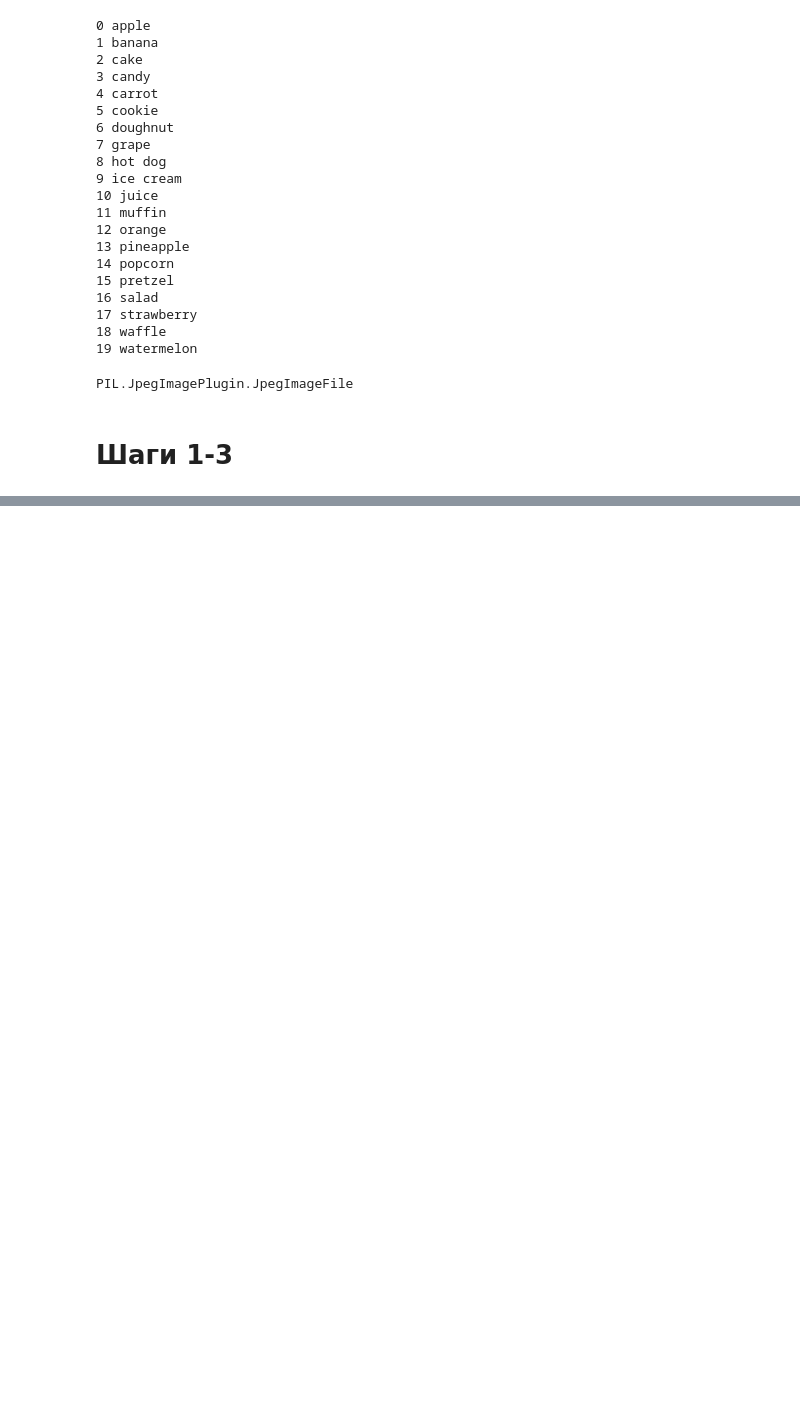
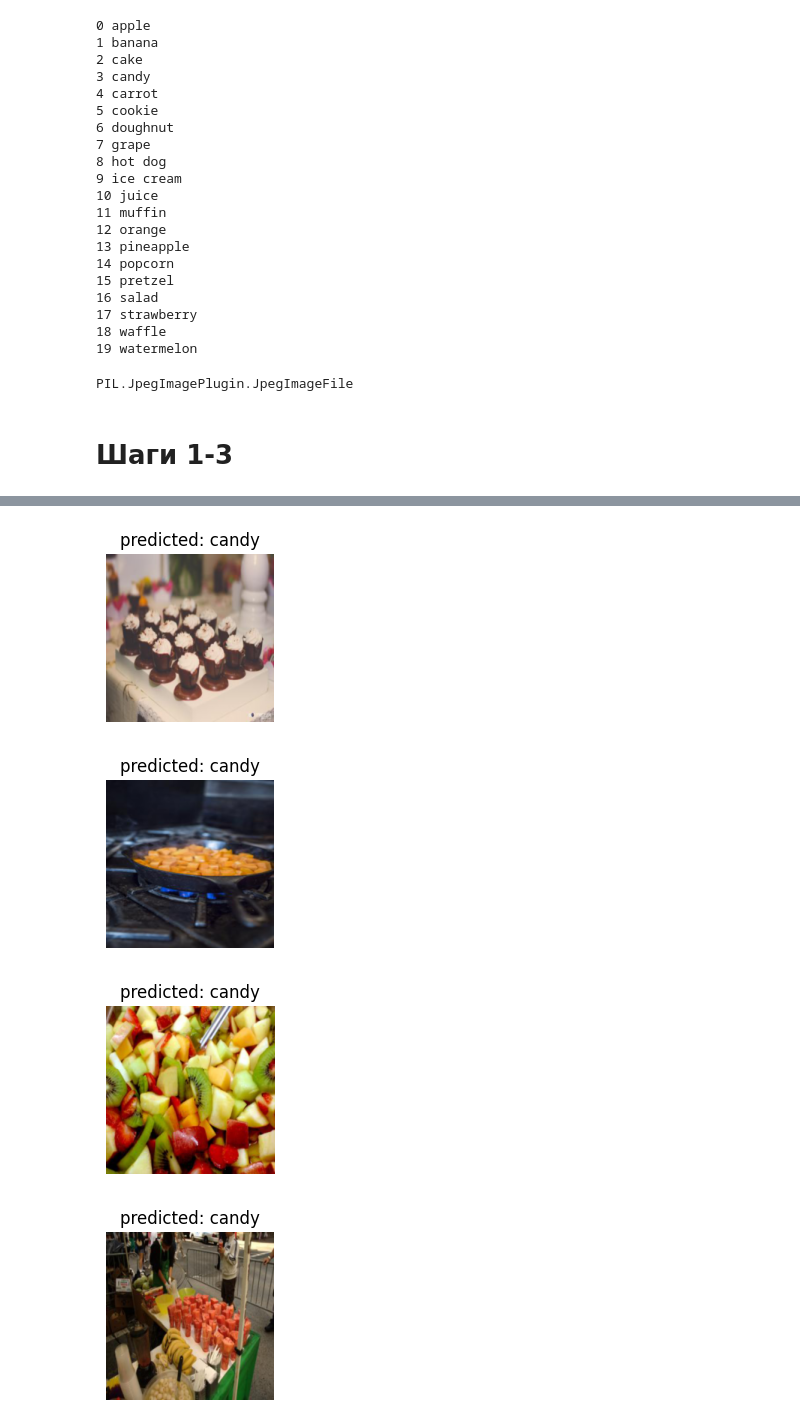
Before and after one commit to AlexSmirno/MachineLearning, a Jupyter notebook: lab_4.ipynb, the cells around one changed output, grey strips where cells are left out. Cells and saved outputs as stored; diff of their text form; code cells hidden in the pictures; blank space fills up the shorter version.

```diff
--- a/lab_4.ipynb
+++ b/lab_4.ipynb
@@ -119,8 +119,8 @@ class ImageDataset(torch.utils.data.Dataset):
 train_dataset = ImageDataset(dataset["train"])
 test_dataset = ImageDataset(dataset["test"])
 
-train_dataloader = DataLoader(train_dataset, batch_size=8, shuffle=True)
-test_dataloader = DataLoader(test_dataset, batch_size=8, shuffle=False)
+train_dataloader = DataLoader(train_dataset, batch_size=32, shuffle=True)
+test_dataloader = DataLoader(test_dataset, batch_size=32, shuffle=True)
 
 class_names = dataset["test"].features["label"].names
 dataset_sizes = {
@@ -129,4 +129,4 @@ dataset_sizes = {
 }
 
 device = torch.device("cuda:0" if torch.cuda.is_available() else "cpu")
-device = torch.device("mps" if torch.backends.mps.is_available() else "cpu")
+#device = torch.device("mps" if torch.backends.mps.is_available() else "cpu")
@@ -280,0 +217,35 @@ KeyboardInterrupt:
+# %%
+model = nn.Sequential(
+    nn.Conv2d(3, 16, 5),
+    nn.ELU(),
+    nn.Conv2d(16, 32, 5),
+    nn.ELU(),
+    nn.Conv2d(32, 64, 3, 3, 2),
+
+    nn.Conv2d(64, 128, 5),
+    nn.ELU(),
+    nn.Conv2d(128, 128, 5),
+    nn.ELU(),
+    nn.Conv2d(128, 128, 3, 3, 2),
+
+    nn.Conv2d(128, 256, 5),
+    nn.ELU(),
+    nn.Conv2d(256, 256, 5),
+    nn.ELU(),
+    nn.Conv2d(256, 256, 3, 3, 2),
+
+    nn.Flatten(),
+
+    nn.Linear(9216, 512),
+    nn.ELU(),
+    nn.Linear(512, 20),
+)
+
+model = model.to(device)
+
+criterion = nn.CrossEntropyLoss()
+
+optimizer_ft = optim.SGD(model.parameters(), lr=0.01, momentum=0.9)
+
+exp_lr_scheduler = lr_scheduler.StepLR(optimizer_ft, step_size=1, gamma=0.1)
+model_fitted = train_model(model, criterion, optimizer_ft, exp_lr_scheduler, num_epochs=10)
@@ -280,0 +312,7 @@ KeyboardInterrupt:
+# %%
+visualize_model(model_fitted, 4)
+# %% [output]
+[figure, added]
+[figure, added]
+[figure, added]
+[figure, added]
```
Also changed, not shown: parts of 15 cells of this notebook.
